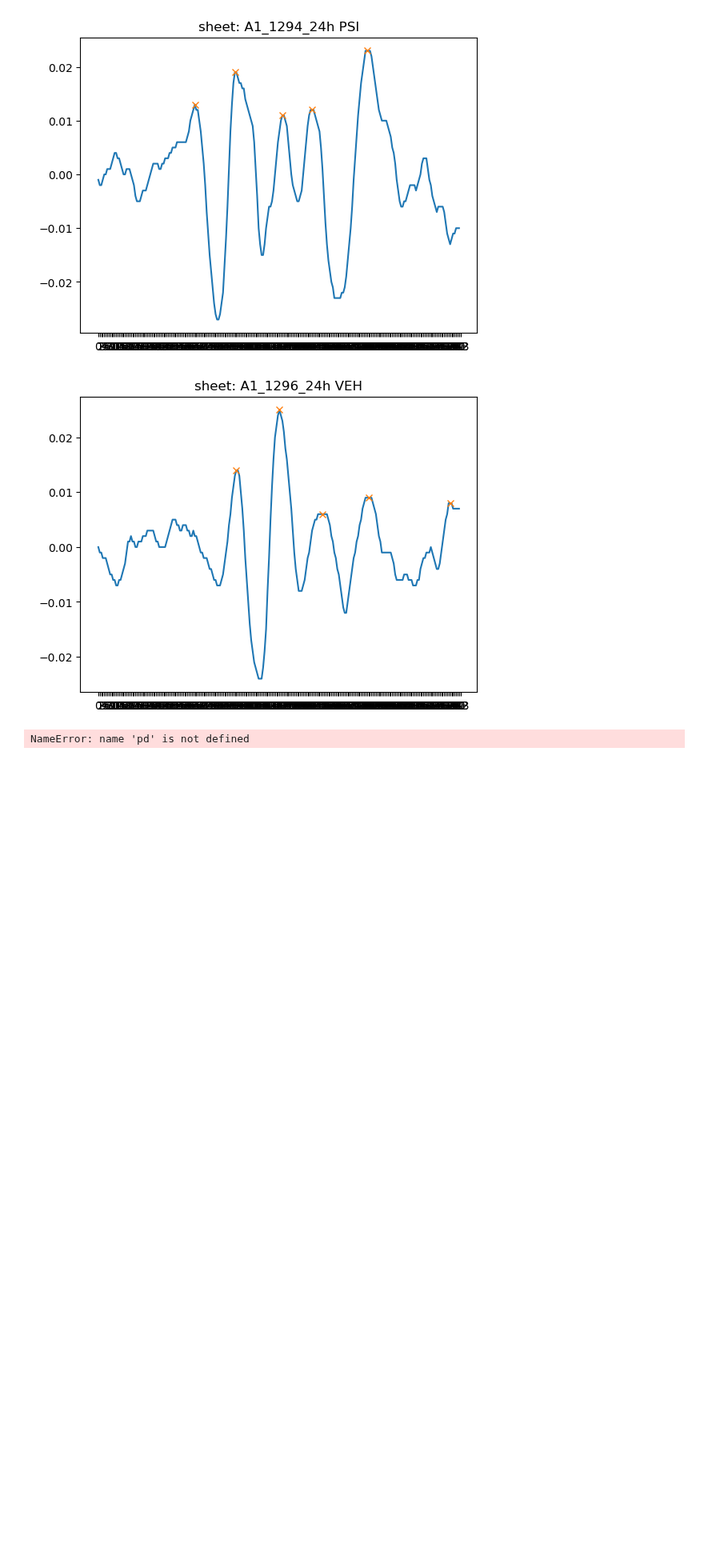
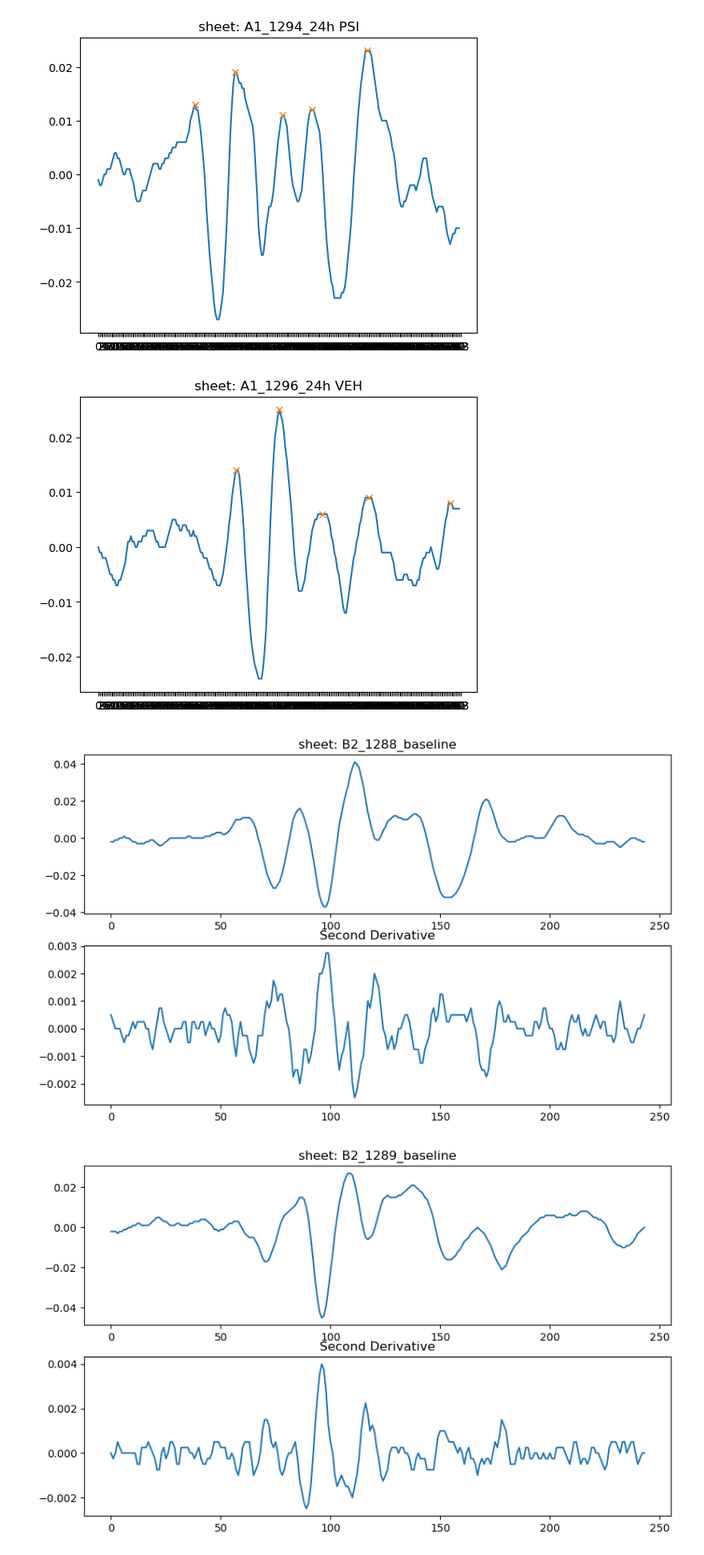
Before and after one commit to ucsdmanorlab/abranalysis, a Jupyter notebook: plotting_waves.ipynb, the cells around one changed output. Shown at 80% size. Cells and saved outputs as stored; diff of their text form; code cells hidden in the pictures; blank space fills up the shorter version.

```diff
--- a/plotting_waves.ipynb
+++ b/plotting_waves.ipynb
@@ -103,27 +103,40 @@ plotting_waves(freq=16000, db=50)
 [figure]
 [figure]
 [figure]
+# %%
+data = pd.read_csv('ABR_exported_files/A1_1293_24h PSI.csv', skiprows=2)
+khz = data[data['Freq(Hz)'] == 16000]
+dbkhz = khz[khz['Level(dB)'] == 90]
+index = dbkhz.index.values[0]
+final = data.iloc[index,48:]
+final = pd.to_numeric(final, errors='coerce')
 # %%
-data = pd.read_csv('A1_1293_24h PSI.csv', skiprows=2)
-khz = data[data['Freq(Hz)'] == freq]
-dbkhz = khz[khz['Level(dB)'] == db]
-index = dbkhz.index.values[0]
-final = df.iloc[index,48:]
-final = pd.to_numeric(final, errors='coerce')
-dy_dx = np.gradient(y, x)
+for filename, df in dataframes.items():
+    khz = df[df['Freq(Hz)'] == 8000]
+    dbkhz = khz[khz['Level(dB)'] == 90]
+    index = dbkhz.index.values[0]
+    final = df.iloc[index,48:]
+    final = pd.to_numeric(final, errors='coerce')
+    x = final.index.values[:-1].astype(int)
+    dy_dx = np.gradient(final[:-1], final.index.values[:-1].astype(int))
 
-# Calculate the second derivative
-d2y_dx2 = np.gradient(dy_dx, x)
+    # Calculate the second derivative
+    d2y_dx2 = np.gradient(dy_dx, final.index.values[:-1].astype(int))
 
-# Plot the original data and the second derivative
-plt.figure(figsize=(10, 6))
+    # Plot the original data and the second derivative
+    plt.figure(figsize=(10, 6))
 
-plt.subplot(2, 1, 1)
-plt.plot(x, y, label='Original Data')
-plt.title('Original Data')
+    plt.subplot(2, 1, 1)
+    plt.plot(x, final[:-1], label='Original Data')
+    plt.title(f'sheet: {filename}')
 
-plt.subplot(2, 1, 2)
-plt.plot(x, d2y_dx2, label='Second Derivative')
-plt.title('Second Derivative')
+    #plt.subplot(2, 1, 2)
+    #plt.plot(x, dy_dx, label='First Derivative')
+    #plt.title('First Derivative')
+
+    plt.subplot(2, 1, 2)
+    plt.plot(x, d2y_dx2, label='Second Derivative')
+    plt.title('Second Derivative')
 # %% [output]
-NameError: name 'pd' is not defined
+[figure, added]
+[figure, added]
```
Also changed, not shown: parts of 1 cell of this notebook.
